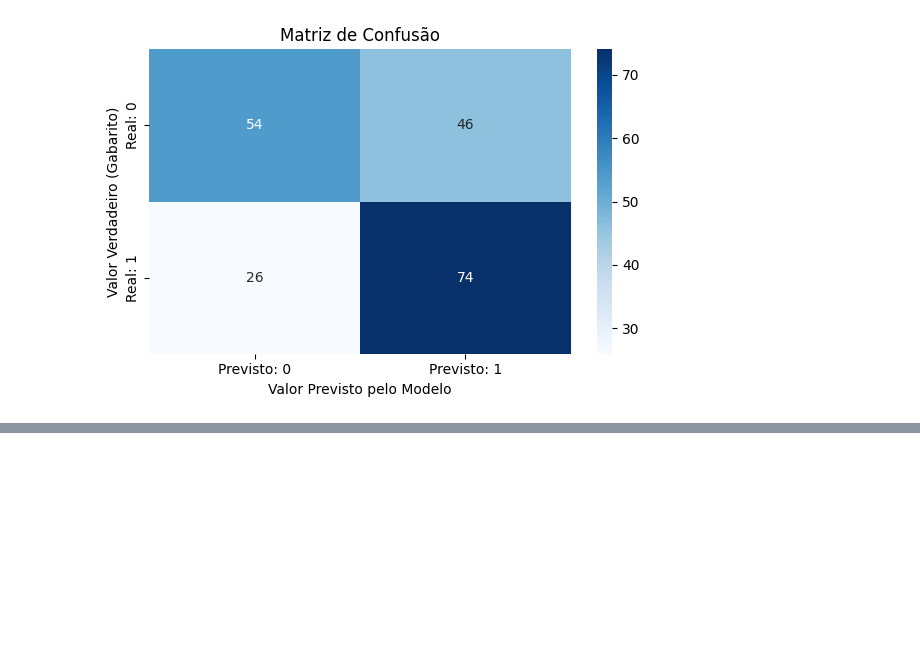
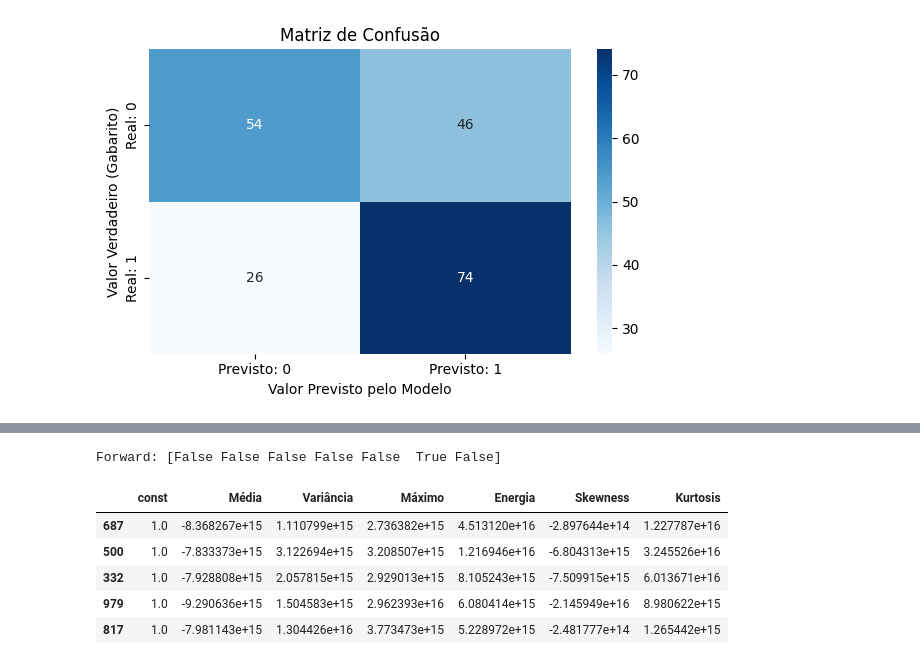
Before and after one commit to andrefsr/Estudos-em-Inteligencia-Artificial, a Jupyter notebook: 3 - Classificação (RegLog, LDA e QDA)/GPR dataset/reglog_gpr.ipynb, the cells around one changed output, grey strips where cells are left out. Saved outputs shown, nothing was run; the diff lists cells and outputs as text; code cells hidden in the pictures; blank space fills up the shorter version.

```diff
--- a/3 - Classificação (RegLog, LDA e QDA)/GPR dataset/reglog_gpr.ipynb
+++ b/3 - Classificação (RegLog, LDA e QDA)/GPR dataset/reglog_gpr.ipynb
@@ -58,0 +99,20 @@ plt.show()
+# %%
+sfs_forward = SequentialFeatureSelector(
+    estimator=reglog,
+    n_features_to_select='auto',
+    tol=0.01,
+    direction='forward',
+    cv=5 # Validação cruzada (5-folds)
+)
+X_forward = sfs_forward.fit_transform(X_train, Y_train)
+print("Forward:", sfs_forward.get_support(indices=False))
+
+display(X_train.head(5))
+# %% [output]
+Forward: [False False False False False  True False]
+|  | const | Média | Variância | Máximo | Energia | Skewness | Kurtosis |
+| 687 | 1.0 | -8.368267e+15 | 1.110799e+15 | 2.736382e+15 | 4.513120e+16 | -2.897644e+14 | 1.227787e+16 |
+| 500 | 1.0 | -7.833373e+15 | 3.122694e+15 | 3.208507e+15 | 1.216946e+16 | -6.804313e+15 | 3.245526e+16 |
+| 332 | 1.0 | -7.928808e+15 | 2.057815e+15 | 2.929013e+15 | 8.105243e+15 | -7.509915e+15 | 6.013671e+16 |
+| 979 | 1.0 | -9.290636e+15 | 1.504583e+15 | 2.962393e+16 | 6.080414e+15 | -2.145949e+16 | 8.980622e+15 |
+| 817 | 1.0 | -7.981143e+15 | 1.304426e+16 | 3.773473e+15 | 5.228972e+15 | -2.481777e+14 | 1.265442e+15 |
```
Also changed, not shown: parts of 6 cells of this notebook.
